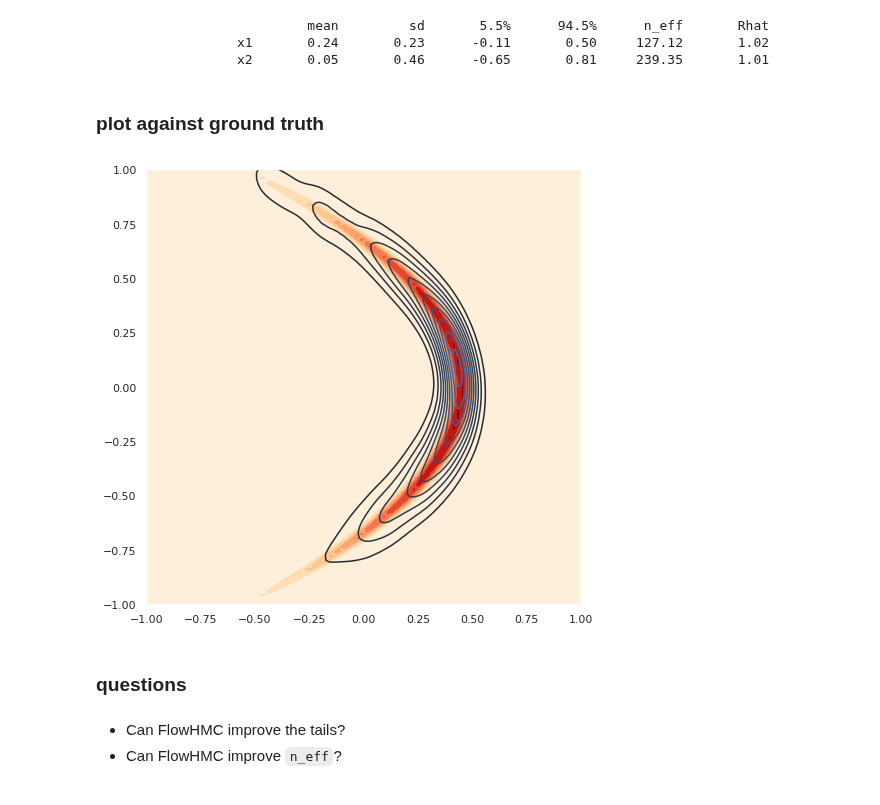
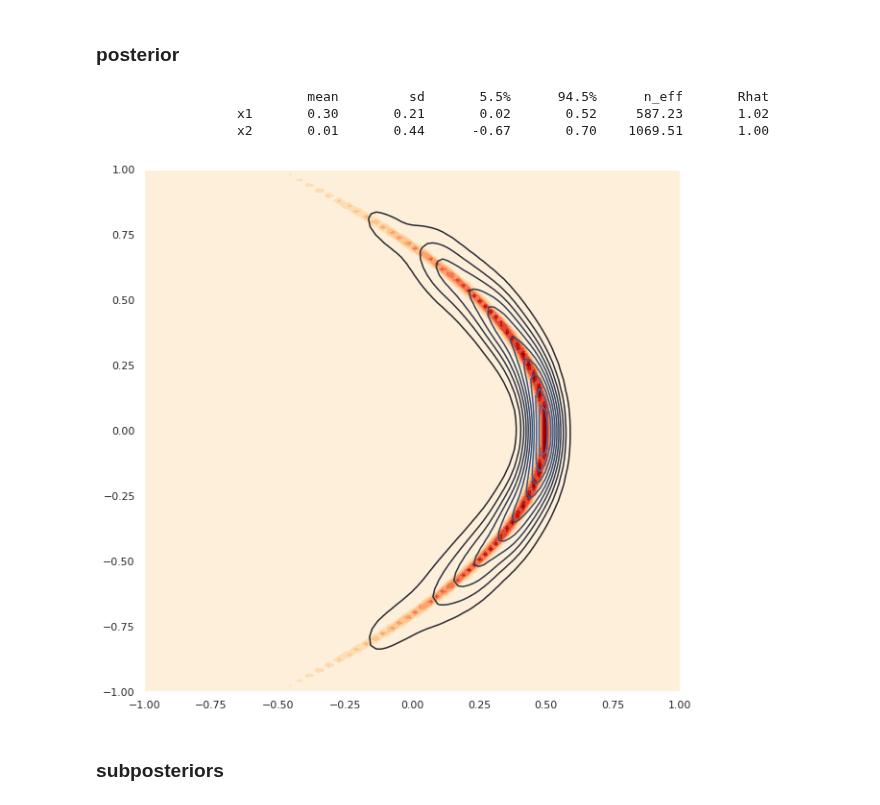
Before and after one commit to pyro-ppl/numpyro, a Jupyter notebook: numpyro/examples/banana.ipynb, the cells around one changed output. Drawn from its saved outputs; the diff is of its cells as text; code cells hidden in the pictures.

Commit message:
add parametric

```diff
--- a/numpyro/examples/banana.ipynb
+++ b/numpyro/examples/banana.ipynb
@@ -16,5 +23,6 @@ from numpyro.handlers import sample, substitute
 # %%
-def banana_model(data):
-    x1 = sample('x1', dist.Normal(0, 0.5))
-    x2 = sample('x2', dist.Normal(0, 0.5))
-    sample('obs', dist.Normal(x1 + x2 ** 2 - 0.5, 1), obs=data)
+def model(data, K=10):
+    with scale(1. / K):
+        x1 = sample('x1', dist.Normal(0, 0.5))
+        x2 = sample('x2', dist.Normal(0, 0.5))
+    return sample('obs', dist.Normal(x1 + x2 ** 2, np.sqrt(2)), obs=data)
@@ -23,34 +31,37 @@ def banana_model(data):
+# %%
+def simulate(rng, num_data=10000):
+    rngs = random.split(rng, num_data)
+    return vmap(lambda rng: substitute(seed(model, rng), {'x1': 0.5, 'x2': 0})(None))(rngs)
+
+data = simulate(random.PRNGKey(0))
+shards = [data[i * 1000: i * 1000 + 1000] for i in range(10)]
+# %% [markdown]
+### posterior
 # %%
-data = random.normal(random.PRNGKey(1), (1000,))
-rngs = random.split(random.PRNGKey(2), 4)
-init_params, potential_fn, constrain_fn = initialize_model(rngs, banana_model, data)
-samples = mcmc(num_warmup=5000, num_samples=5000, init_params=init_params, num_chains=4,
+rngs = random.split(random.PRNGKey(1), 4)
+init_params, potential_fn, constrain_fn = initialize_model(rngs, model, data, K=1)
+samples = mcmc(num_warmup=4000, num_samples=4000, init_params=init_params, num_chains=4,
                potential_fn=potential_fn, constrain_fn=constrain_fn)
-samples = device_get(samples)
 # %% [output]
                            mean         sd       5.5%      94.5%      n_eff       Rhat
-                  x1       0.24       0.23      -0.11       0.50     127.12       1.02
-                  x2       0.05       0.46      -0.65       0.81     239.35       1.01
+                  x1       0.30       0.21       0.02       0.52     587.23       1.02
+                  x2       0.01       0.44      -0.67       0.70    1069.51       1.00
-# %% [markdown]
-### plot against ground truth
 # %%
+# ground truth
 x1 = np.linspace(-1.0, 1.0, 100)
 x2 = np.linspace(-1.0, 1.0, 100)
 X1, X2 = np.meshgrid(x1, x2)
-banana_pe = lambda params: log_density(banana_model, (data,), {}, params)[0]
-logP = vmap(vmap(banana_pe))({'x1': X1, 'x2': X2})
+potential_energy = lambda params: log_density(model, (data,), {'K': 1}, params)[0]
+logP = vmap(vmap(potential_energy))({'x1': X1, 'x2': X2})
 P = softmax(logP.reshape(-1)).reshape(logP.shape).clip(a_min=0.)
-
-plt.figure(figsize=(8, 8))
-plt.contourf(X1, X2, P, cmap='OrRd')
-sns.kdeplot(samples['x1'], samples['x2'])
-plt.xlim([-1.0, 1.0])
-plt.ylim([-1.0, 1.0])
-plt.gca().set_aspect('equal');
-# %% [output]
-[figure, removed]
+# %%
+plt.figure(figsize=(10, 10))
+plt.contourf(X1, X2, P, cmap='OrRd')
+sns.kdeplot(samples['x1'], samples['x2'])
+plt.xlim([-1.0, 1.0])
+plt.ylim([-1.0, 1.0])
+plt.show()
+# %% [output]
+[figure, added]
 # %% [markdown]
-### questions
+### subposteriors
-# %% [markdown]
-+ Can FlowHMC improve the tails?
-+ Can FlowHMC improve `n_eff`?
```
Also changed, not shown: parts of 17 cells of this notebook, 1 other file.
